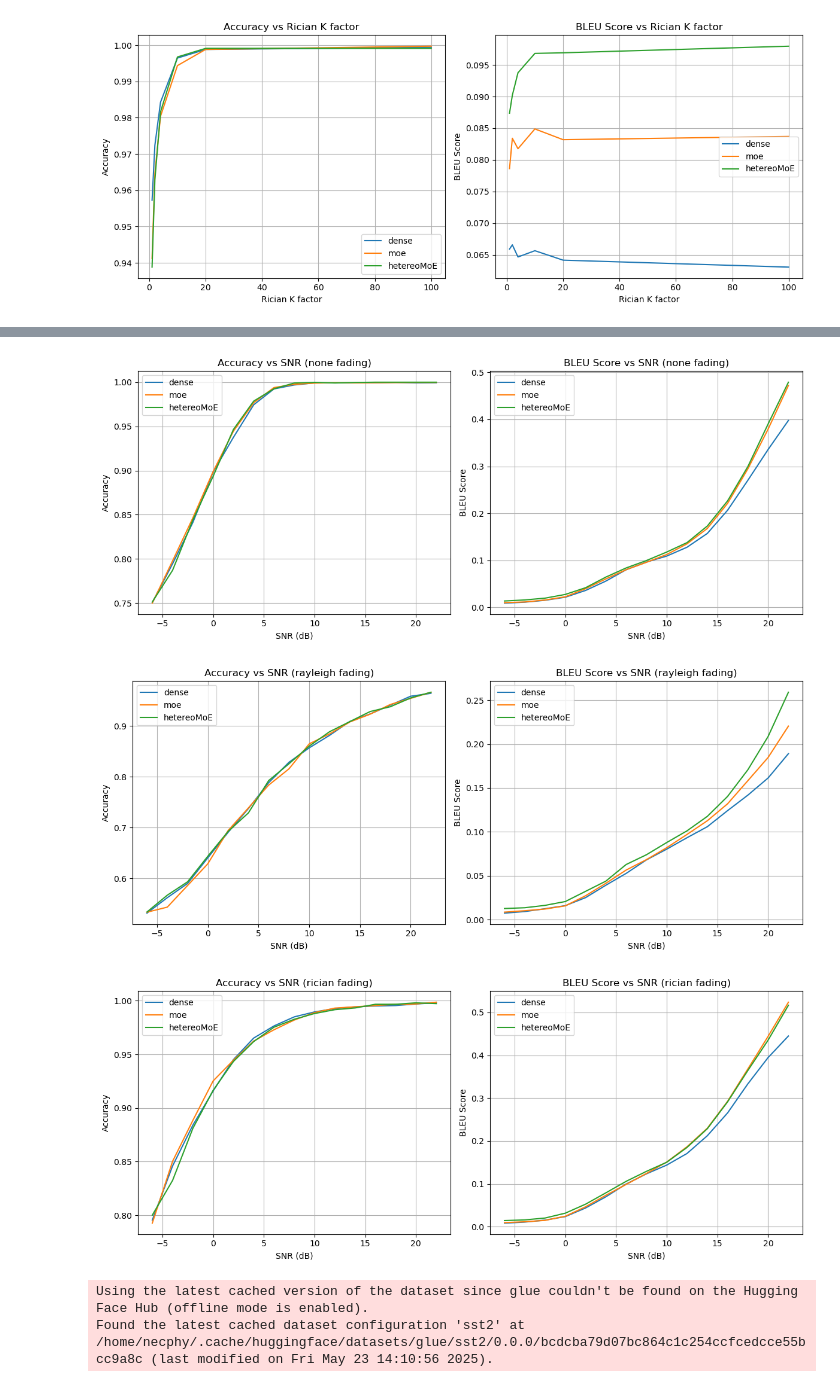
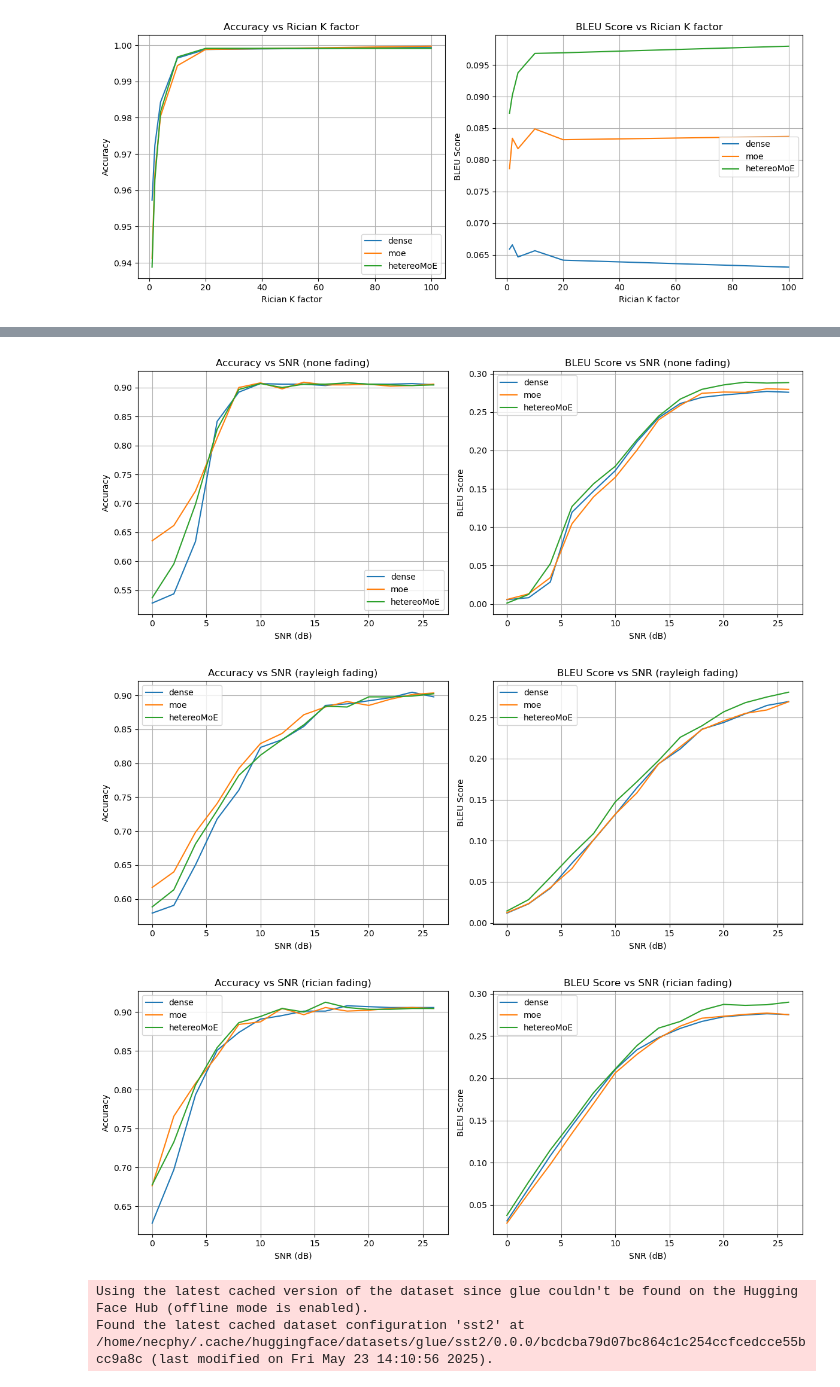
Before and after one commit to duchoang06/moe_semcom, a Jupyter notebook: visualize_2.ipynb, the cells around one changed output, grey strips where cells are left out. Saved outputs shown, nothing was run; the diff lists cells and outputs as text; code cells hidden in the pictures.

```diff
--- a/visualize_2.ipynb
+++ b/visualize_2.ipynb
@@ -582,19 +582,19 @@ from utils import collate_fn, SST2Dataset, fix_seed
 
 # Setup
 tokenizer = BertTokenizer.from_pretrained('bert-base-uncased')
-fix_seed(2006) # 2036
+# fix_seed(2006) # 2036
 device = torch.device("cuda" if torch.cuda.is_available() else "cpu")
 
 # Load models
-model_moe = MoE_SemCom(num_tasks=2, embed_dim=380, task_dim=16, num_experts=8, transmit_dim=128, num_encd_layer=4).to(device) # currently 4 should be 6
+model_moe = MoE_SemCom(num_tasks=2, embed_dim=412, task_dim=8, num_experts=8, transmit_dim=128, num_encd_layer=4).to(device) # currently 4 should be 6
 
-model_dense = Transformer_SemCom(num_tasks=2, embed_dim=380, task_dim=16, transmit_dim=128, num_encd_layer=4).to(device)
+model_dense = Transformer_SemCom(num_tasks=2, embed_dim=412, task_dim=8, transmit_dim=128, num_encd_layer=4).to(device)
 
-model_hetereo = HetereoMoE_SemCom(num_tasks=2, embed_dim=380, task_dim=16, num_experts=8, size_distribution='arithmetic', transmit_dim=128, num_encd_layer=4).to(device)  # NEW
+model_hetereo = HetereoMoE_SemCom(num_tasks=2, embed_dim=412, task_dim=8, num_experts=8, size_distribution='arithmetic', transmit_dim=128, num_encd_layer=4).to(device)  # NEW
 
-model_moe.load_state_dict(torch.load("checkpoints/MoE_decoder_20250601_154918.pt"))
-model_dense.load_state_dict(torch.load("checkpoints/Dense_decoder_20250601_064415.pt"))
-model_hetereo.load_state_dict(torch.load("checkpoints/HetereoMoE_decoder_20250531_103102.pt"))  # NEW
+model_moe.load_state_dict(torch.load("./checkpoints/MoE_complete.pt", weights_only=True))
+model_dense.load_state_dict(torch.load("./checkpoints/Dense_complete.pt", weights_only=True))
+model_hetereo.load_state_dict(torch.load("./checkpoints/HetereoMoE_complete.pt", weights_only=True))  # NEW
 
 model_moe.eval()
 model_dense.eval()
@@ -602,17 +602,18 @@ model_hetereo.eval()
 
 # Load data
 dataset = load_dataset("glue", "sst2", cache_dir='/home/necphy/.cache/huggingface/datasets')
-# test_dataset = SST2Dataset(dataset['validation'])
-# test_loader = DataLoader(test_dataset, batch_size=128, shuffle=False, collate_fn=collate_fn)
 
-full_train_dataset = dataset['train']
-subset_indices = random.sample(range(len(full_train_dataset)), len(full_train_dataset) // 10)
-small_train_dataset = full_train_dataset.select(subset_indices)
-test_dataset = SST2Dataset(small_train_dataset)
-test_loader = DataLoader(test_dataset, batch_size=128, shuffle=True, collate_fn=collate_fn)
+test_dataset = SST2Dataset(dataset['validation'])
+test_loader = DataLoader(test_dataset, batch_size=256, shuffle=False, collate_fn=collate_fn)
+
+# full_train_dataset = dataset['train']
+# subset_indices = random.sample(range(len(full_train_dataset)), len(full_train_dataset) // 50)
+# small_train_dataset = full_train_dataset.select(subset_indices)
+# test_dataset = SST2Dataset(small_train_dataset)
+# test_loader = DataLoader(test_dataset, batch_size=256, shuffle=False, collate_fn=collate_fn)
 
 
-snr_range = np.arange(-6, 24, 2)
+snr_range = np.arange(0, 28, 2)
 fading_range = ['none', 'rayleigh', 'rician']
 
 # Results dicts
@@ -699,6 +700,6 @@ Found the latest cached dataset configuration 'sst2' at /home/necphy/.cache/hugg
-[figure, old version]
+[figure, new version]
-[figure, old version]
+[figure, new version]
-[figure, old version]
+[figure, new version]
 # %%
 import os
 os.environ['CUDA_LAUNCH_BLOCKING'] = '1'
```
Also changed, not shown: parts of 2 cells of this notebook, 8 other files.
